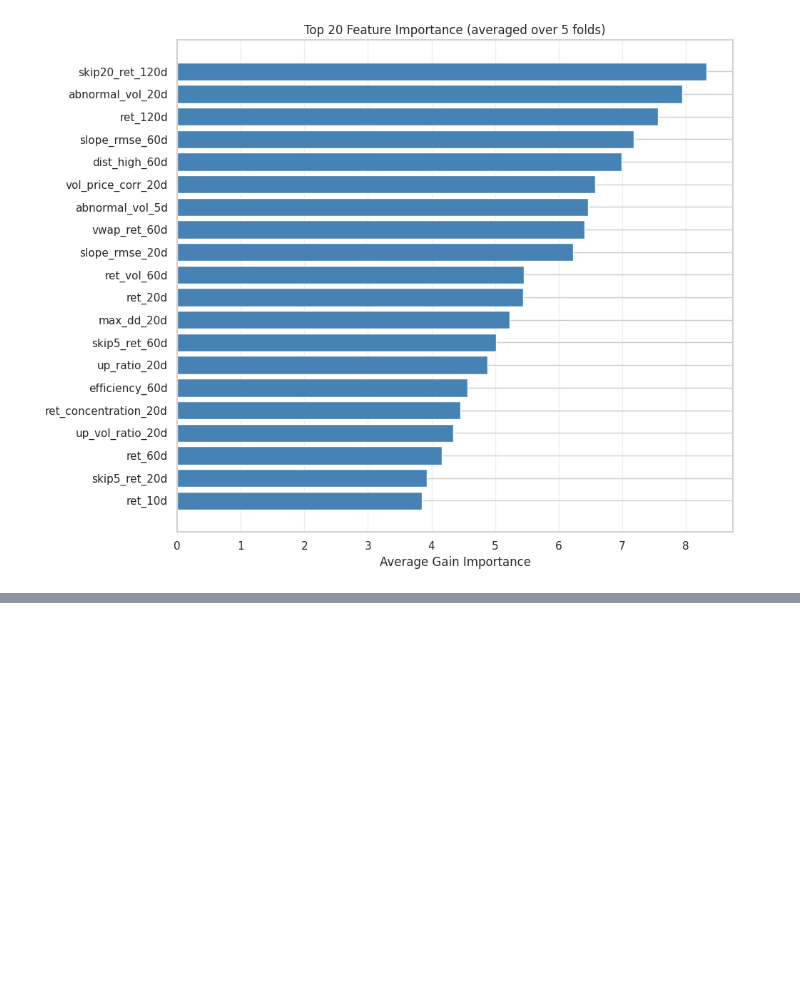
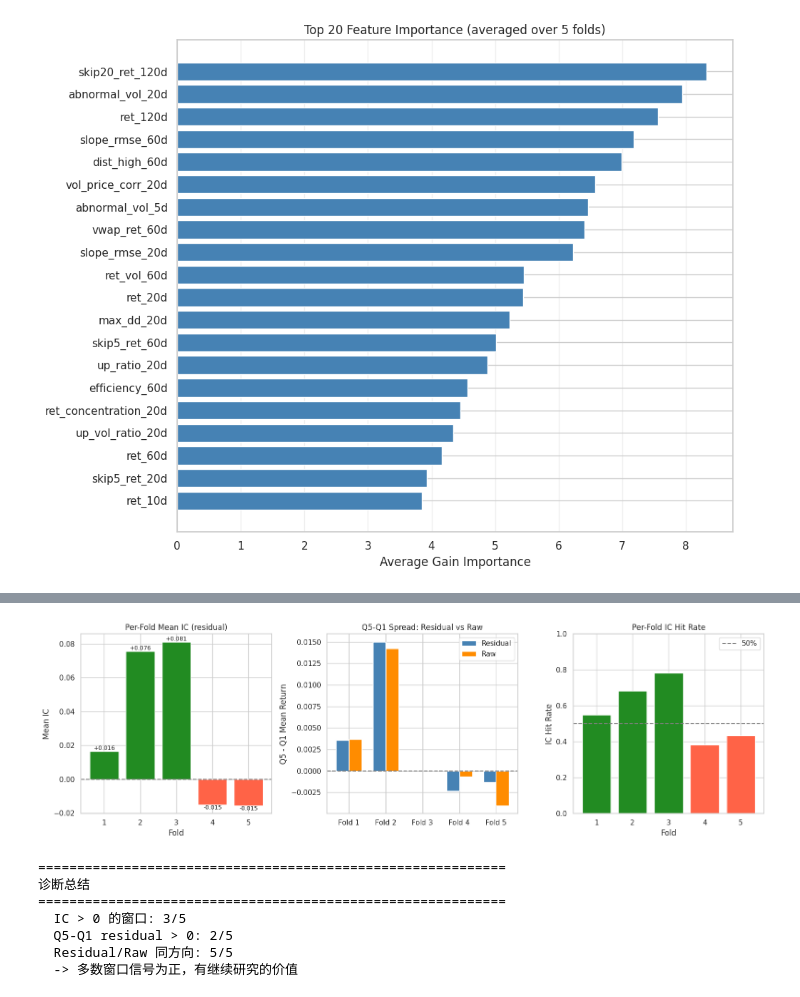
Before and after one commit to kelesit/Invest, a Jupyter notebook: notebooks/equity_momentum.ipynb, the cells around one changed output, grey strips where cells are left out. Cells and saved outputs as stored; diff of their text form; code cells hidden in the pictures; blank space fills up the shorter version.

```diff
--- a/notebooks/equity_momentum.ipynb
+++ b/notebooks/equity_momentum.ipynb
@@ -402,0 +756,67 @@ plt.show()
+# %%
+# --- 11.3 Per-Fold 可视化 ---
+fold_sum_df = pd.DataFrame(fold_summaries)
+
+fig, axes = plt.subplots(1, 3, figsize=(16, 5))
+
+# 1. Per-fold Mean IC
+ax = axes[0]
+colors = ["forestgreen" if ic > 0 else "tomato" for ic in fold_sum_df["mean_ic"]]
+ax.bar(fold_sum_df["fold"], fold_sum_df["mean_ic"], color=colors, edgecolor="white")
+ax.axhline(0, color="gray", linestyle="--")
+ax.set_xlabel("Fold")
+ax.set_ylabel("Mean IC")
+ax.set_title("Per-Fold Mean IC (residual)")
+for i, row in fold_sum_df.iterrows():
+    ax.text(row["fold"], row["mean_ic"], f'{row["mean_ic"]:+.3f}', ha="center",
+            va="bottom" if row["mean_ic"] > 0 else "top", fontsize=9)
+
+# 2. Q5-Q1 spread: residual vs raw
+ax = axes[1]
+x = np.arange(len(fold_sum_df))
+w = 0.35
+ax.bar(x - w/2, fold_sum_df["q5_q1_resid"], w, label="Residual", color="steelblue", edgecolor="white")
+ax.bar(x + w/2, fold_sum_df["q5_q1_raw"], w, label="Raw", color="darkorange", edgecolor="white")
+ax.axhline(0, color="gray", linestyle="--")
+ax.set_xticks(x)
+ax.set_xticklabels([f'Fold {f}' for f in fold_sum_df["fold"]])
+ax.set_ylabel("Q5 - Q1 Mean Return")
+ax.set_title("Q5-Q1 Spread: Residual vs Raw")
+ax.legend()
+
+# 3. IC hit rate
+ax = axes[2]
+colors2 = ["forestgreen" if hr > 0.5 else "tomato" for hr in fold_sum_df["hit_rate"]]
+ax.bar(fold_sum_df["fold"], fold_sum_df["hit_rate"], color=colors2, edgecolor="white")
+ax.axhline(0.5, color="gray", linestyle="--", label="50%")
+ax.set_xlabel("Fold")
+ax.set_ylabel("IC Hit Rate")
+ax.set_title("Per-Fold IC Hit Rate")
+ax.set_ylim(0, 1)
+ax.legend()
+
+plt.tight_layout()
+plt.savefig("../output/equity_per_fold_diagnostic.png", dpi=150, bbox_inches="tight")
+plt.show()
+
+print("\n" + "=" * 60)
+print("诊断总结")
+print("=" * 60)
+print(f"  IC > 0 的窗口: {n_positive_ic}/{len(fold_summaries)}")
+print(f"  Q5-Q1 residual > 0: {n_positive_spread}/{len(fold_summaries)}")
+print(f"  Residual/Raw 同方向: {n_same_dir}/{len(fold_summaries)}")
+if n_positive_ic >= 3:
+    print("  -> 多数窗口信号为正，有继续研究的价值")
+elif n_positive_ic >= 2:
+    print("  -> 信号高度 regime-dependent，需要仓位管理")
+else:
+    print("  -> 信号整体不可靠，需要根本性改进")
+# %% [output]
+[figure, added]
+============================================================
+诊断总结
+============================================================
+  IC > 0 的窗口: 3/5
+  Q5-Q1 residual > 0: 2/5
+  Residual/Raw 同方向: 5/5
+  -> 多数窗口信号为正，有继续研究的价值
```
Also changed, not shown: parts of 17 cells of this notebook, 3 other files.
